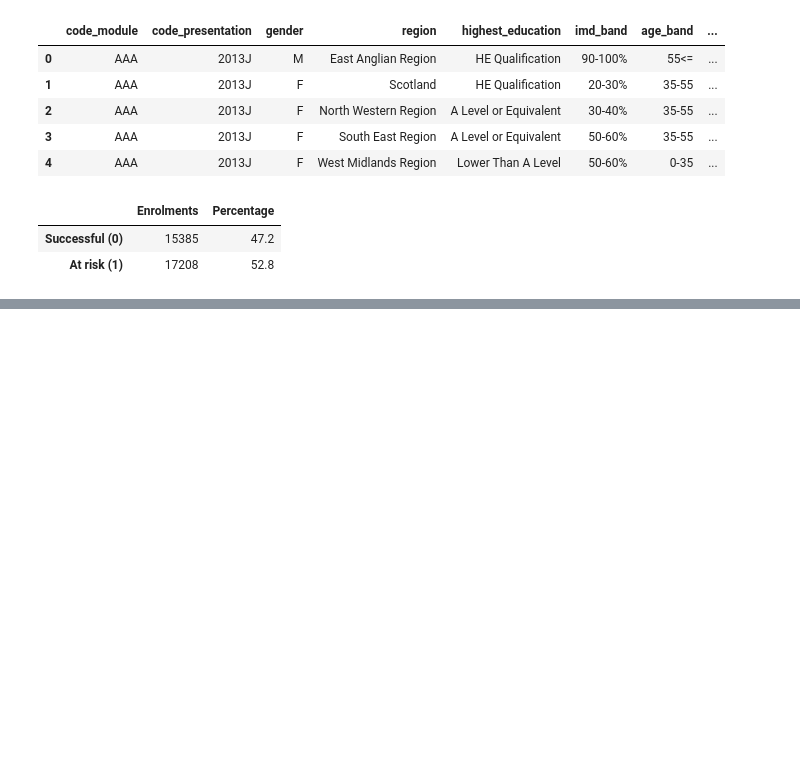
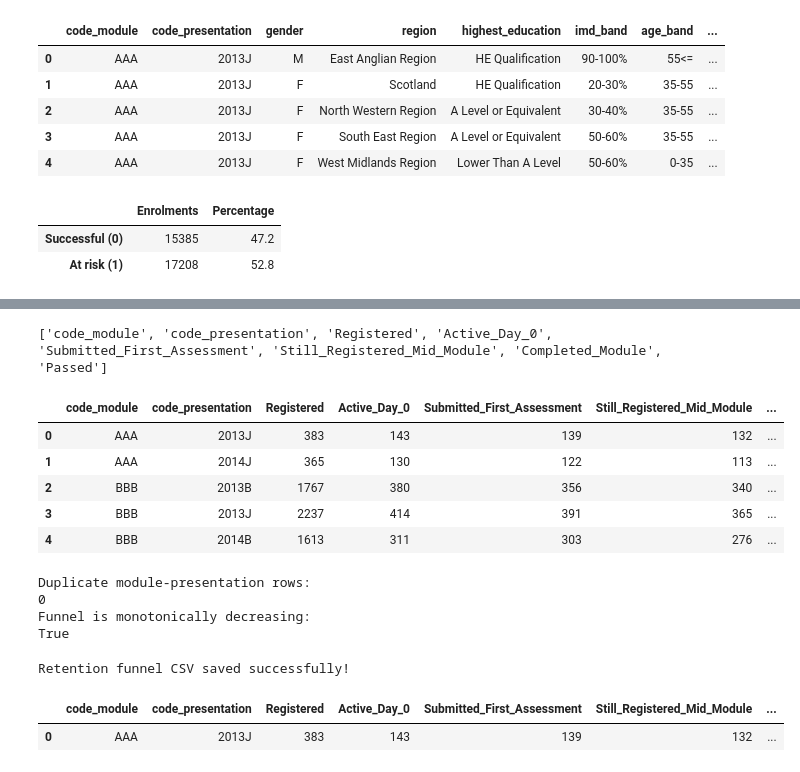
Before and after one commit to SruthiGS-Gito/sar-ai-early-warning-intervention-recommender, a Jupyter notebook: notebooks/student-academic-risk (2).ipynb, the cells around one changed output, grey strips where cells are left out. Saved outputs shown, nothing was run; the diff lists cells and outputs as text; code cells hidden in the pictures; blank space fills up the shorter version.

```diff
--- a/notebooks/student-academic-risk (2).ipynb
+++ b/notebooks/student-academic-risk (2).ipynb
@@ -1217,0 +1450,59 @@ display(target_summary)
+# %%
+print(funnel_counts.columns.tolist())
+display(funnel_counts.head())
+# %% [output]
+['code_module', 'code_presentation', 'Registered', 'Active_Day_0', 'Submitted_First_Assessment', 'Still_Registered_Mid_Module', 'Completed_Module', 'Passed']
+|  | code_module | code_presentation | Registered | Active_Day_0 | Submitted_First_Assessment | Still_Registered_Mid_Module | ... |
+| 0 | AAA | 2013J | 383 | 143 | 139 | 132 | ... |
+| 1 | AAA | 2014J | 365 | 130 | 122 | 113 | ... |
+| 2 | BBB | 2013B | 1767 | 380 | 356 | 340 | ... |
+| 3 | BBB | 2013J | 2237 | 414 | 391 | 365 | ... |
+| 4 | BBB | 2014B | 1613 | 311 | 303 | 276 | ... |
+# %%
+stage_columns = [
+    "Registered",
+    "Active_Day_0",
+    "Submitted_First_Assessment",
+    "Still_Registered_Mid_Module",
+    "Completed_Module",
+    "Passed"
+]
+
+print("Duplicate module-presentation rows:")
+print(
+    funnel_counts.duplicated(
+        ["code_module", "code_presentation"]
+    ).sum()
+)
+
+print("Funnel is monotonically decreasing:")
+print(
+    funnel_counts[stage_columns]
+    .diff(axis=1)
+    .iloc[:, 1:]
+    .le(0)
+    .all()
+    .all()
+)
+# %% [output]
+Duplicate module-presentation rows:
+0
+Funnel is monotonically decreasing:
+True
+# %%
+funnel_counts.to_csv(
+    "retention_funnel_by_presentation.csv",
+    index=False
+)
+
+print("Retention funnel CSV saved successfully!")
+# %% [output]
+Retention funnel CSV saved successfully!
+# %%
+funnel_counts[
+    (funnel_counts["code_module"] == "AAA") &
+    (funnel_counts["code_presentation"] == "2013J")
+]
+# %% [output]
+|  | code_module | code_presentation | Registered | Active_Day_0 | Submitted_First_Assessment | Still_Registered_Mid_Module | ... |
+| 0 | AAA | 2013J | 383 | 143 | 139 | 132 | ... |
```
Also changed, not shown: parts of 18 cells of this notebook.
